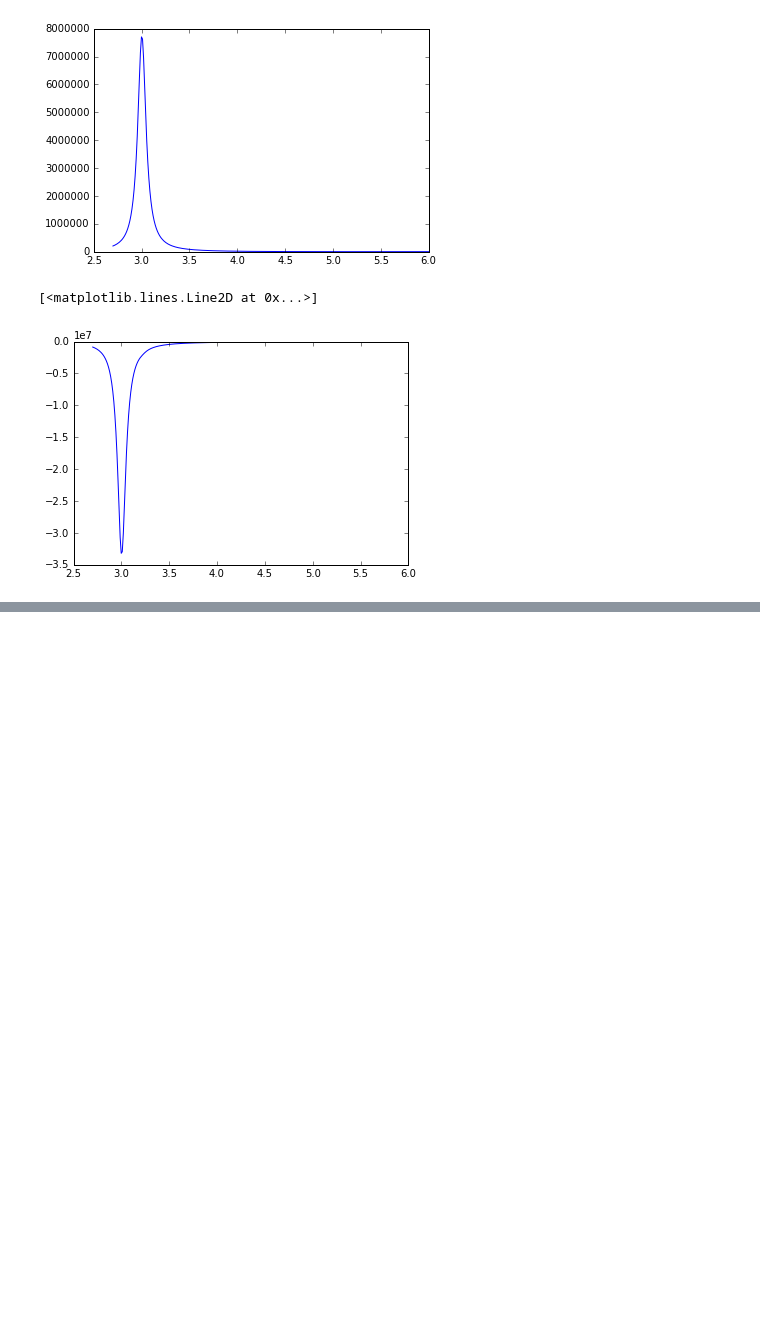
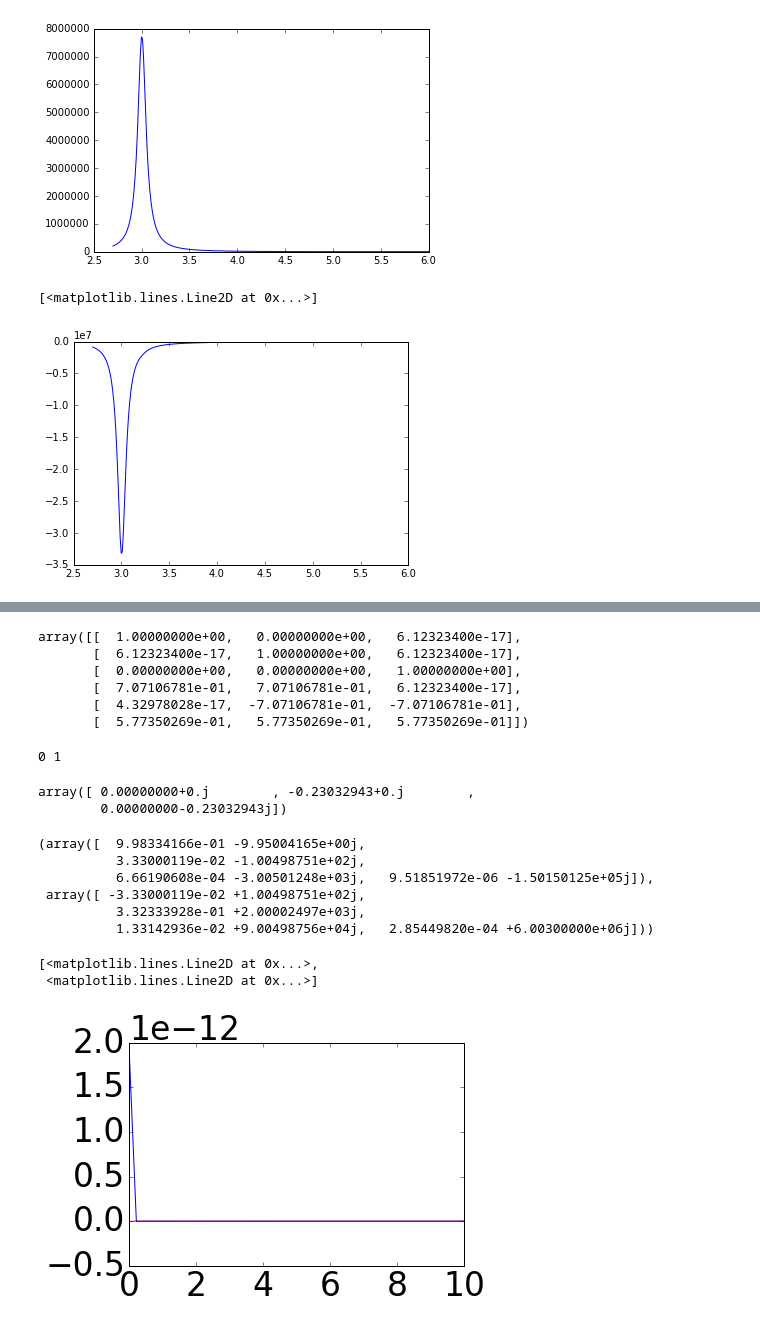
Before and after one commit to texnokrates/qpms-ipynotebooks, a Jupyter notebook: Scattering-Taylor.ipynb, the cells around one changed output, grey strips where cells are left out. Cells and saved outputs as stored; diff of their text form; code cells hidden in the pictures; blank space fills up the shorter version.

```diff
--- a/Scattering-Taylor.ipynb
+++ b/Scattering-Taylor.ipynb
@@ -1624,3 +1652,17 @@ for page in [0,1,2,3]:
     print(np.max(plotfield[:,0]),np.max(plotfield[:,1]),np.max(plotfield[:,2]))
     #print(p_y, q_y)
 pp.close()
+# %%
+cartgrid = np.array([[1,0,0,],[0,1,0], [0,0,1],[1,1,0],[0,-1,-1],[1,1,1]])
+sph_loccart2cart(np.array([1,0,0]),cart2sph(cartgrid))
+# %% [output]
+array([[  1.00000000e+00,   0.00000000e+00,   6.12323400e-17],
+       [  6.12323400e-17,   1.00000000e+00,   6.12323400e-17],
+       [  0.00000000e+00,   0.00000000e+00,   1.00000000e+00],
+       [  7.07106781e-01,   7.07106781e-01,   6.12323400e-17],
+       [  4.32978028e-17,  -7.07106781e-01,  -7.07106781e-01],
+       [  5.77350269e-01,   5.77350269e-01,   5.77350269e-01]])
+# %%
+print(my[1],ny[1])
+# %% [output]
+0 1
@@ -1626,0 +1671,36 @@ pp.close()
+# %%
+N[2]
+# %% [output]
+array([ 0.00000000+0.j        , -0.23032943+0.j        ,
+        0.00000000-0.23032943j])
+# %%
+zJn(3, 0.1, J=3)
+# %% [output]
+(array([  9.98334166e-01 -9.95004165e+00j,
+          3.33000119e-02 -1.00498751e+02j,
+          6.66190608e-04 -3.00501248e+03j,   9.51851972e-06 -1.50150125e+05j]),
+ array([ -3.33000119e-02 +1.00498751e+02j,
+          3.32333928e-01 +2.00002497e+03j,
+          1.33142936e-02 +9.00498756e+04j,   2.85449820e-04 +6.00300000e+06j]))
+# %%
+def h1(z):
+    onent = 1j*z
+    return 1j*np.exp(onent)*(-1/onent+1/(onent*onent))
+
+
+
+xlist = np.linspace(.01,10,dtype=float)
+zlist = np.empty((len(xlist),),dtype=np.complex_)
+for i in range(len(xlist)):
+    zlist[i] = zJn(1,xlist[i],J=3)[0][1]
+plt.plot(xlist, (zlist-h1(xlist)).real, 'r-', xlist, (zlist-h1(xlist)).imag,
+        )
+
+
+def g1(z):
+    onent=1j*z
+    return -1j*np.exp(onent)*(1/1/onent+1/(onent*onent))
+# %% [output]
+[<matplotlib.lines.Line2D at 0x...>,
+ <matplotlib.lines.Line2D at 0x...>]
+[figure, added]
```
Also changed, not shown: parts of 8 cells of this notebook.
